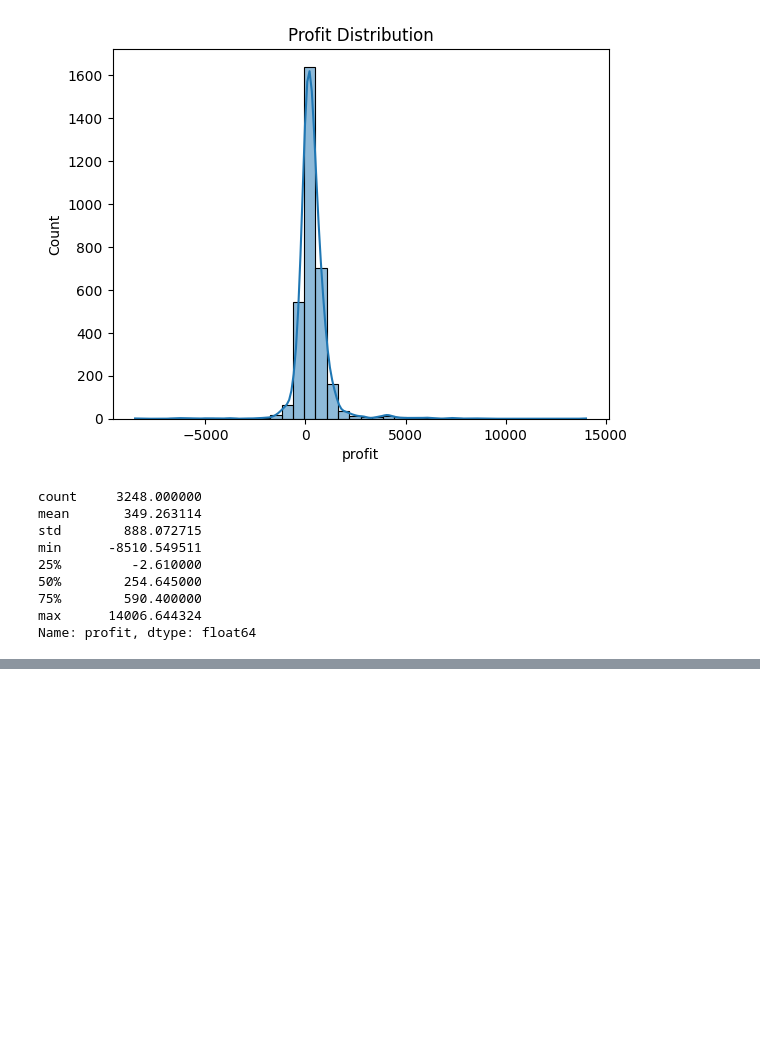
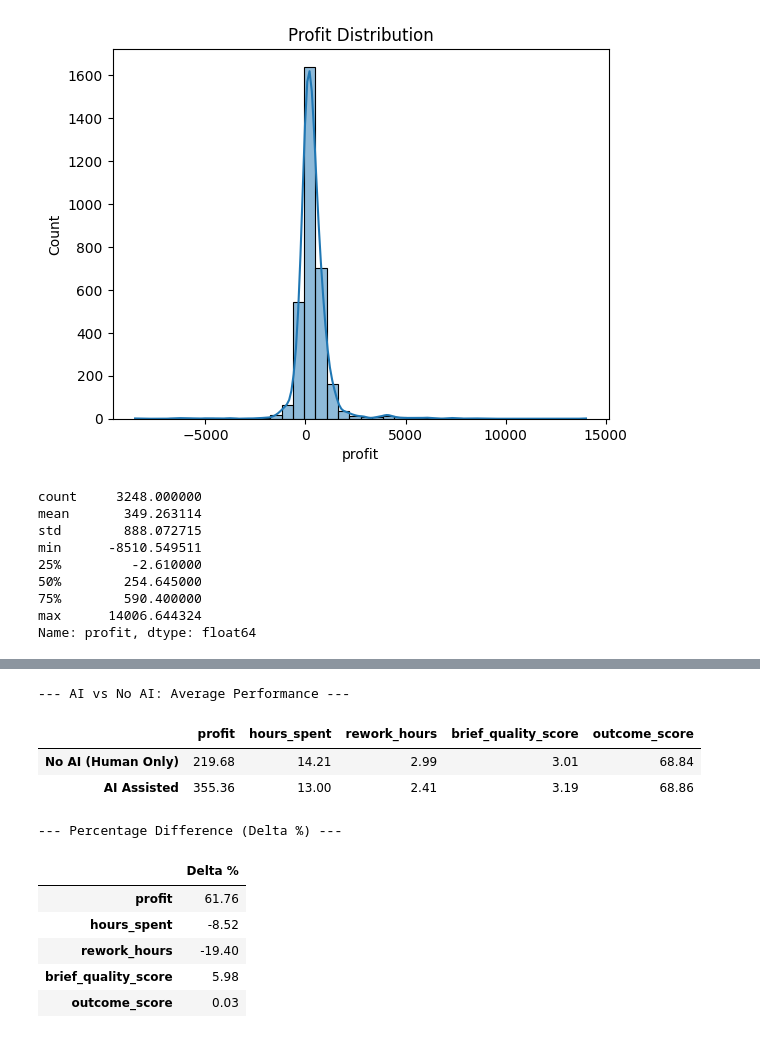
Before and after one commit to andreamammano89-maker/ML_Project_SEA_815441, a Jupyter notebook: main.ipynb, the cells around one changed output, grey strips where cells are left out. Cells and saved outputs as stored; diff of their text form; code cells hidden in the pictures; blank space fills up the shorter version.

```diff
--- a/main.ipynb
+++ b/main.ipynb
@@ -149,6 +214,27 @@ The descriptive analysis highlights three key aspects:
 These observations motivate a deeper investigation into the relationship between AI usage, efficiency, quality, and profitability.
 # %% [markdown]
 ## MISSING VALUES
+# %%
+# --- 3. DATA CLEANING & 4. FEATURE ENGINEERING ---
+# Handling Missing Values
+df_productivity['ai_usage_pct'] = df_productivity['ai_usage_pct'].fillna(0)
+df_productivity['rework_hours'] = df_productivity['rework_hours'].fillna(0)
+df_productivity.dropna(subset=['profit', 'cost', 'revenue'], inplace=True)
+
+# Outlier Detection (Capping extreme values using 99th percentile for rework and time)
+time_cap = df_productivity['hours_spent'].quantile(0.99)
+rework_cap = df_productivity['rework_hours'].quantile(0.99)
+df_productivity['hours_spent'] = np.where(df_productivity['hours_spent'] > time_cap, time_cap, df_productivity['hours_spent'])
+df_productivity['rework_hours'] = np.where(df_productivity['rework_hours'] > rework_cap, rework_cap, df_productivity['rework_hours'])
+
+# Feature Engineering
+df_productivity['margin'] = df_productivity['revenue'] - df_productivity['cost']
+df_productivity['ai_flag'] = (df_productivity['ai_usage_pct'] > 0).astype(int)
+df_productivity['rework_rate'] = df_productivity['rework_hours'] / (df_productivity['hours_spent'] + df_productivity['rework_hours'] + 1e-5)
+df_productivity['cost_per_task'] = df_productivity['cost']
+df_productivity['time_per_task'] = df_productivity['hours_spent'] + df_productivity['rework_hours']
+
+print("Data Cleaning & Feature Engineering Complete. Dataset Shape:", df_productivity.shape)
 # %%
 missing = df_productivity.isnull().sum().sort_values(ascending=False)
 missing[missing > 0]
@@ -211,0 +312,35 @@ Name: profit, dtype: float64
+# %%
+# 1. Feature Engineering: Creiamo la flag binaria per l'uso dell'AI
+if 'ai_flag' not in df_productivity.columns:
+    # Assumiamo che se ai_usage_pct > 0, l'AI è stata usata.
+    # Gestiamo eventuali NaN considerandoli come 0 per questa flag.
+    df_productivity['ai_flag'] = (df_productivity['ai_usage_pct'].fillna(0) > 0).astype(int)
+
+# 2. Definiamo le metriche di interesse (Speed, Quality, Outcome)
+metrics = ['profit', 'hours_spent', 'rework_hours', 'brief_quality_score', 'outcome_score']
+
+# 3. Calcoliamo la media per i due gruppi: 0 (No AI) e 1 (AI)
+ai_comparison = df_productivity.groupby('ai_flag')[metrics].mean().round(2)
+
+# Rinominiamo l'indice per maggiore chiarezza
+ai_comparison.index = ['No AI (Human Only)', 'AI Assisted']
+
+print("--- AI vs No AI: Average Performance ---")
+display(ai_comparison)
+
+# 4. Calcoliamo la variazione percentuale (Delta %) tra AI e No AI
+delta_pct = ((ai_comparison.loc['AI Assisted'] - ai_comparison.loc['No AI (Human Only)']) / ai_comparison.loc['No AI (Human Only)'] * 100).round(2)
+print("\n--- Percentage Difference (Delta %) ---")
+display(pd.DataFrame(delta_pct, columns=['Delta %']))
+# %% [output]
+--- AI vs No AI: Average Performance ---
+|  | profit | hours_spent | rework_hours | brief_quality_score | outcome_score |
+| No AI (Human Only) | 219.68 | 14.21 | 2.99 | 3.01 | 68.84 |
+| AI Assisted | 355.36 | 13.00 | 2.41 | 3.19 | 68.86 |
+--- Percentage Difference (Delta %) ---
+|  | Delta % |
+| profit | 61.76 |
+| hours_spent | -8.52 |
+| rework_hours | -19.40 |
+| brief_quality_score | 5.98 |
+| outcome_score | 0.03 |
```
Also changed, not shown: parts of 13 cells of this notebook.
